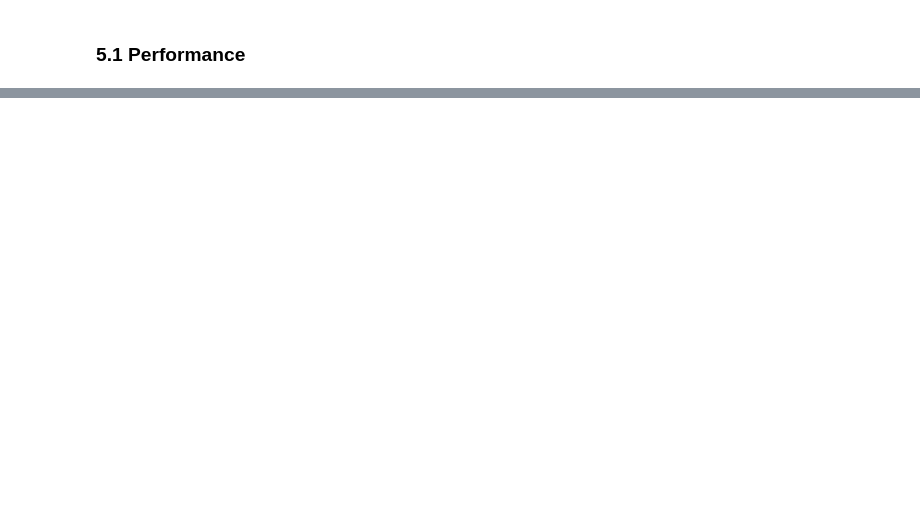
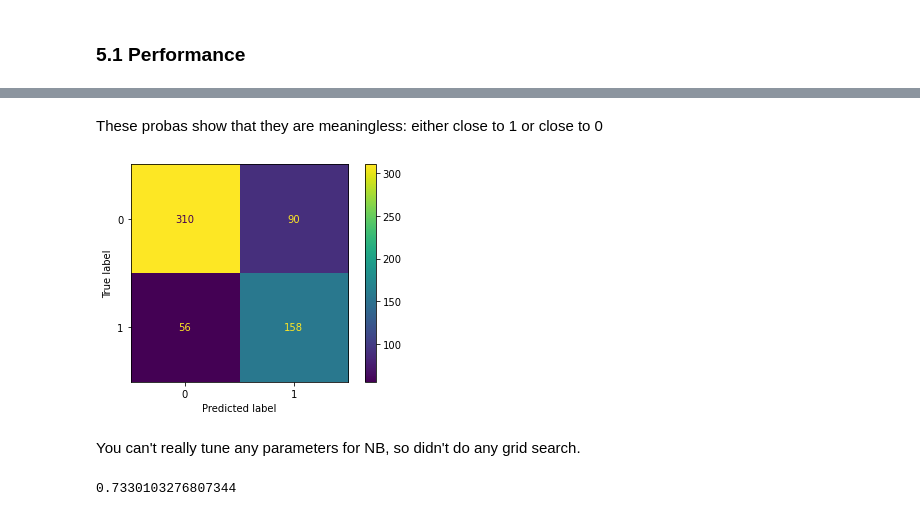
Before and after one commit to Esrem5/PredictDiabetes, a Jupyter notebook: diabetes_challenge.ipynb, the cells around one changed output, grey strips where cells are left out. Drawn from its saved outputs; the diff is of its cells as text; code cells hidden in the pictures; blank space fills up the shorter version.

```diff
--- a/diabetes_challenge.ipynb
+++ b/diabetes_challenge.ipynb
@@ -401,2 +436,7 @@ X_trainCV_copy[imputation_cols] = df_trans
+# %%
+preprocess_pipeline = ColumnTransformer([
+    ("imp", pipeline_A, imputation_cols),
+    ("scale", pipeline_B, other_cols)
+])
 # %% [markdown]
 If remainder = 'passthrough' the order of the columns will be changed
@@ -588,0 +557,4 @@ Explain why I use which performance measure
+# %%
+NB_pipeline = Pipeline(steps=[('p', preprocess_pipeline), ('m', GaussianNB())])
+# %%
+clf = NB_pipeline.fit(X_trainCV, y_trainCV)
@@ -588,0 +572,10 @@ Explain why I use which performance measure
+# %% [markdown]
+These probas show that they are meaningless: either close to 1 or close to 0
+# %%
+from sklearn.metrics import plot_confusion_matrix
+plot_confusion_matrix(clf, X_trainCV, y_trainCV)
+plt.show()
+# %% [output]
+[figure, added]
+# %% [markdown]
+You can't really tune any parameters for NB, so didn't do any grid search.
@@ -588,0 +584,6 @@ Explain why I use which performance measure
+# %%
+from sklearn.metrics import f1_score
+
+f1_score(y_test, pred_test, average='weighted')
+# %% [output]
+0.7330103276807344
```
Also changed, not shown: parts of 74 cells of this notebook.
